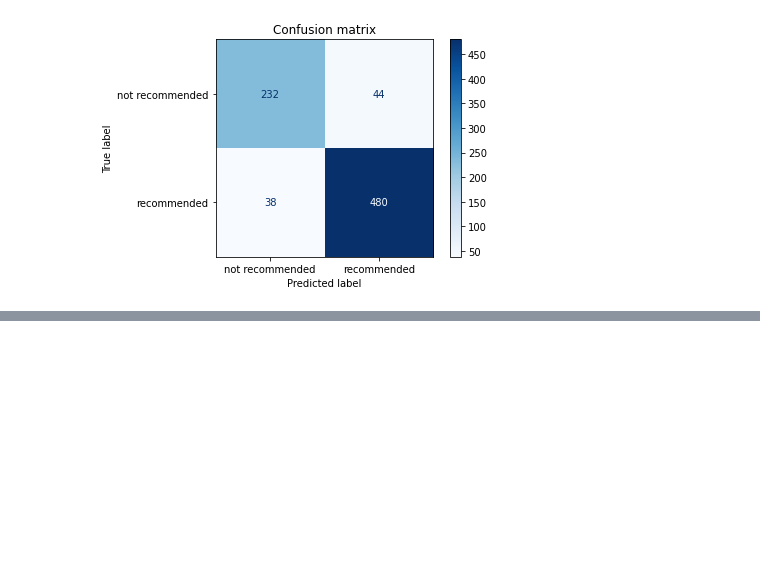
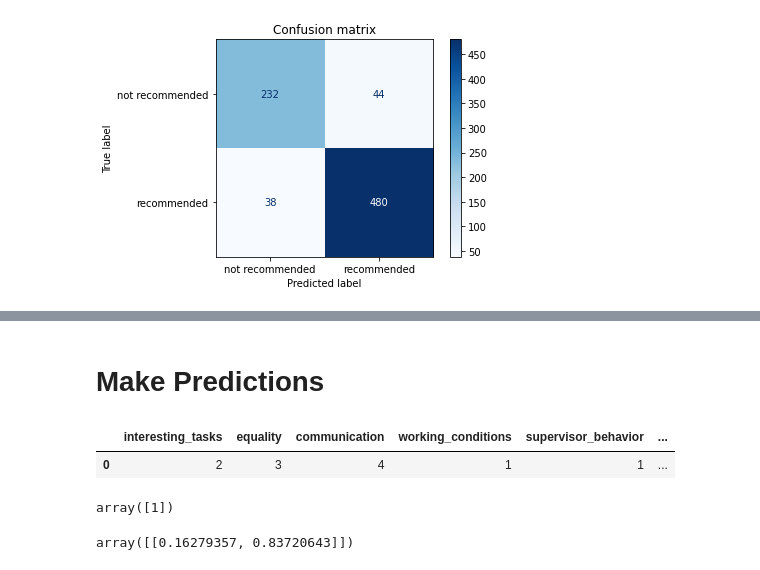
Before and after one commit to IBronko/Streamlit_ML_Walkthrough, a Jupyter notebook: notebooks/model/sklearn_model.ipynb, the cells around one changed output, grey strips where cells are left out. Drawn from its saved outputs; the diff is of its cells as text; code cells hidden in the pictures; blank space fills up the shorter version.

Commit message:
add predictions

```diff
--- a/notebooks/model/sklearn_model.ipynb
+++ b/notebooks/model/sklearn_model.ipynb
@@ -310,0 +341,25 @@ Name: Targets, dtype: int64
+# %% [markdown]
+# Make Predictions
+# %%
+new_input = [2,3,4,1,1,5,5,5,5,5,5,5]
+new_input = pd.DataFrame([new_input],
+                         columns=['interesting_tasks', 'equality',
+                                  'communication', 'working_conditions',
+                                  'supervisor_behavior',
+                                  'dealing_w_older_colleagues',
+                                  'colleague_cohesion',
+                                  'environmental_social awareness',
+                                  'salary_benefits', 'career_training',
+                                  'work_life_balance', 'image'])
+new_input.head()
+# %% [output]
+|  | interesting_tasks | equality | communication | working_conditions | supervisor_behavior | ... |
+| 0 | 2 | 3 | 4 | 1 | 1 | ... |
+# %%
+saved_model.predict(new_input)
+# %% [output]
+array([1])
+# %%
+saved_model.predict_proba(new_input)
+# %% [output]
+array([[0.16279357, 0.83720643]])
```
Also changed, not shown: parts of 18 cells of this notebook, 5 other files.
